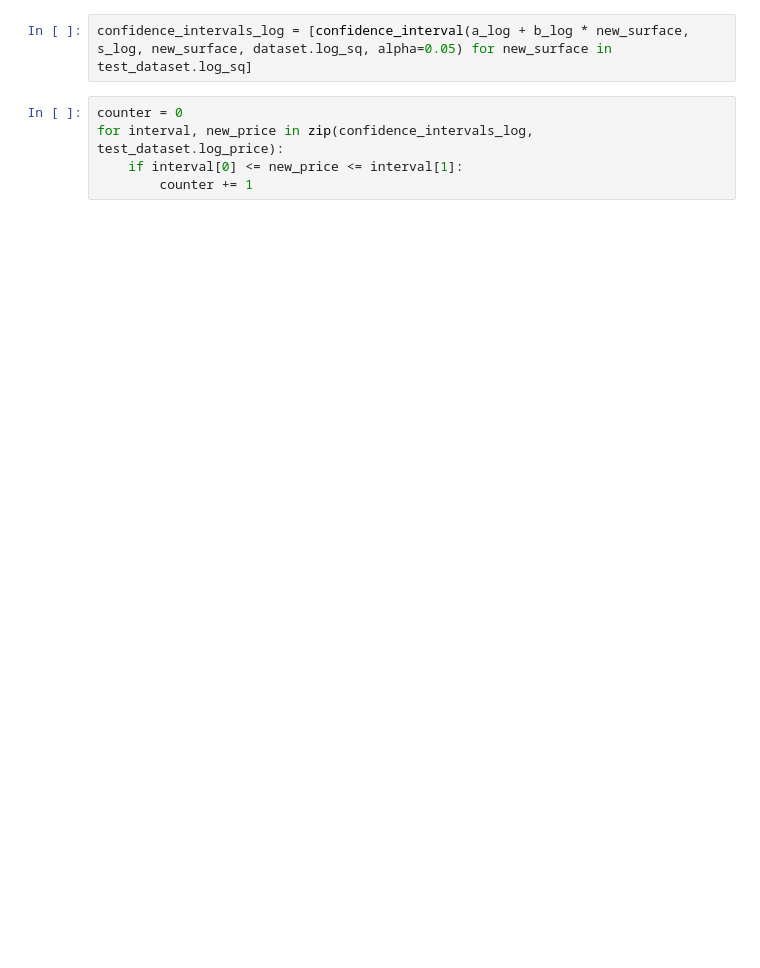
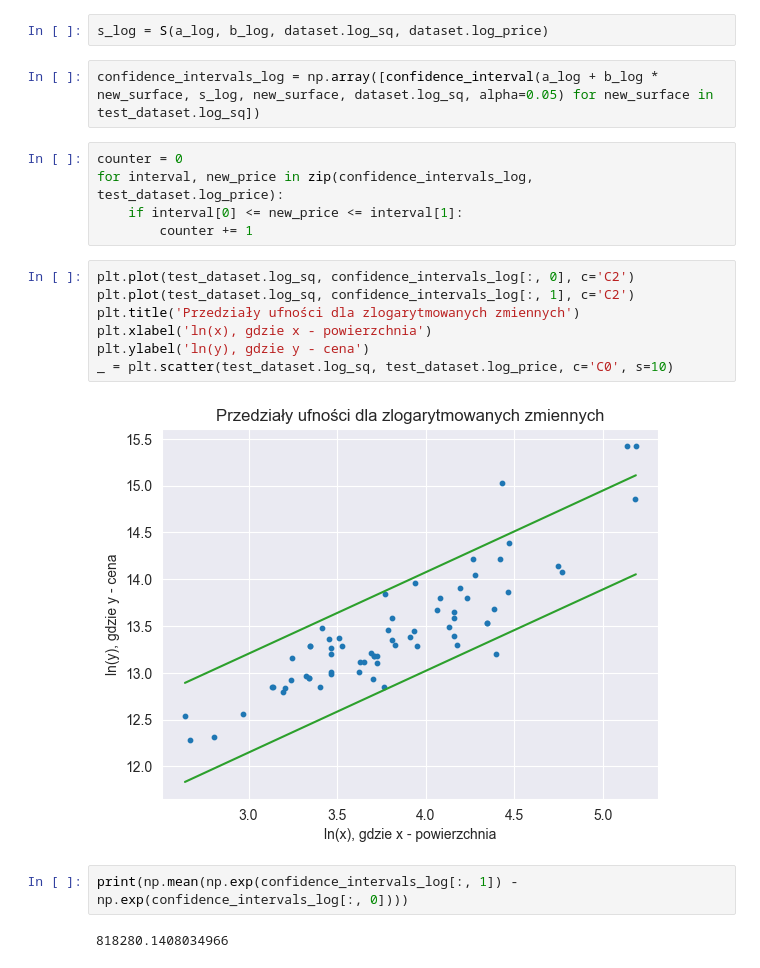
Before and after one commit to mlubneuskaya/apartments, a Jupyter notebook: raport1/raport.ipynb, the cells around one changed output. Cells and saved outputs as stored; diff of their text form; blank space fills up the shorter version.

```diff
--- a/raport1/raport.ipynb
+++ b/raport1/raport.ipynb
@@ -241,11 +262,26 @@ counter/test_size
 # %%
 test_dataset['log_price'] = np.log(test_dataset.price)
 test_dataset['log_sq'] = np.log(test_dataset.sq)
+# %%
+s_log = S(a_log, b_log, dataset.log_sq, dataset.log_price)
 # %%
-confidence_intervals_log = [confidence_interval(a_log + b_log * new_surface, s_log, new_surface, dataset.log_sq, alpha=0.05) for new_surface in test_dataset.log_sq]
+confidence_intervals_log = np.array([confidence_interval(a_log + b_log * new_surface, s_log, new_surface, dataset.log_sq, alpha=0.05) for new_surface in test_dataset.log_sq])
 # %%
 counter = 0
 for interval, new_price in zip(confidence_intervals_log, test_dataset.log_price):
     if interval[0] <= new_price <= interval[1]:
         counter += 1
+# %%
+plt.plot(test_dataset.log_sq, confidence_intervals_log[:, 0], c='C2')
+plt.plot(test_dataset.log_sq, confidence_intervals_log[:, 1], c='C2')
+plt.title('Przedziały ufności dla zlogarytmowanych zmiennych')
+plt.xlabel('ln(x), gdzie x - powierzchnia')
+plt.ylabel('ln(y), gdzie y - cena')
+_ = plt.scatter(test_dataset.log_sq, test_dataset.log_price, c='C0', s=10)
+# %% [output]
+[figure, added]
+# %%
+print(np.mean(np.exp(confidence_intervals_log[:, 1]) - np.exp(confidence_intervals_log[:, 0])))
+# %% [output]
+818280.1408034966
 # %%
```
Also changed, not shown: parts of 10 cells of this notebook, 4 other files.
